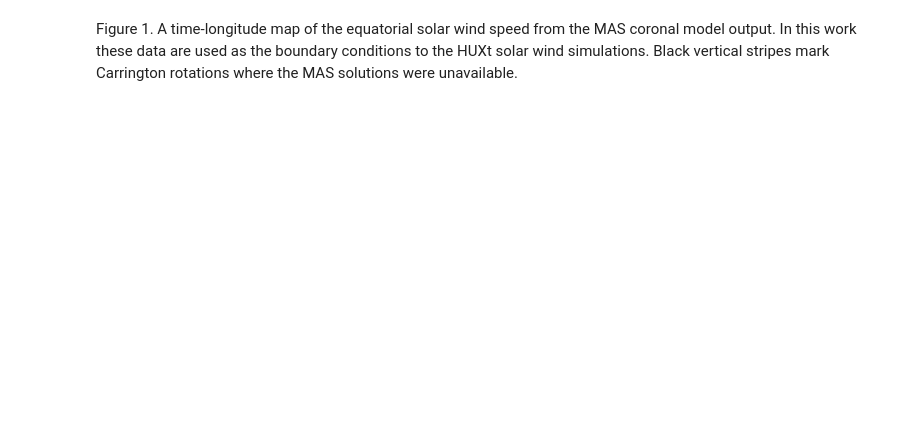
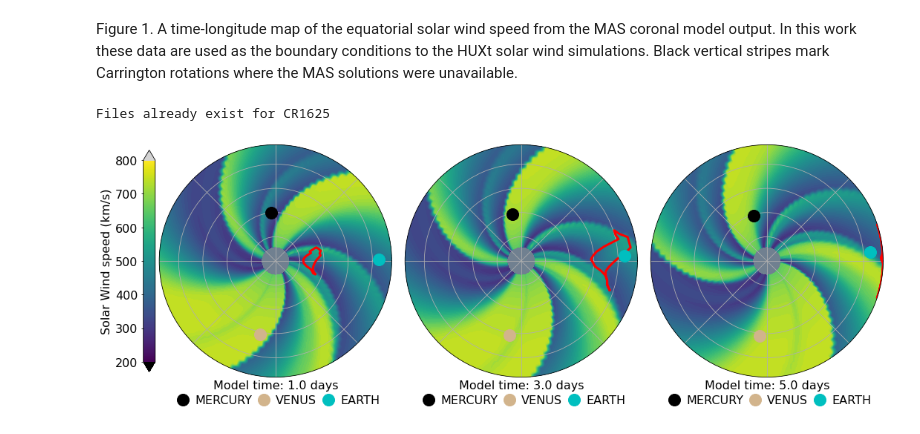
Before and after one commit to LukeBarnard/CME_transit_climatology, a Jupyter notebook: code/transit_time_analysis.ipynb, the cells around one changed output. Saved outputs shown, nothing was run; the diff lists cells and outputs as text; code cells hidden in the pictures; blank space fills up the shorter version.

Commit message:
Added HUXt example figure

```diff
--- a/code/transit_time_analysis.ipynb
+++ b/code/transit_time_analysis.ipynb
@@ -130,5 +217,72 @@ solarwind_time_longitude_map_plot()
 # %% [markdown]
 Figure 1. A time-longitude map of the equatorial solar wind speed from the MAS coronal model output. In this work these data are used as the boundary conditions to the HUXt solar wind simulations. Black vertical stripes mark Carrington rotations where the MAS solutions were unavailable.
+# %%
+def plot_huxt_example():
+    """
+    Make example plot of Cone CME evolution.
+    Returns:
+    """
+    # Run HUXt with climatological average CME and plot at 3 timesteps - initiation, middle, and arrival at Earth
+    cme = H.ConeCME(t_launch=0 * u.day, longitude=0.0 * u.deg, width=37.4 * u.deg, v=495 * (u.km / u.s), thickness=0 * u.solRad)
+
+    cr_num = 1625
+    vr_mas = HI.get_MAS_long_profile(cr_num, lat=0.0 * u.deg)
+    #  Setup HUXt to do a 6 day simulation, with model output every 4 timesteps (roughly half and hour time step)
+    model = H.HUXt(v_boundary=vr_mas, cr_num=cr_num, cr_lon_init=0*u.deg, simtime=6*u.day, dt_scale=4, frame = 'sidereal')
+
+    model.solve([cme])
+
+    fig, ax = plt.subplots(1, 3, figsize=(15,5), subplot_kw={"projection": "polar"})
+
+    cme = model.cmes[0]
+    stats = cme.compute_arrival_at_body('Earth')
+    hit_id = stats['hit_id']
+    halfway_id = np.int(np.fix(hit_id/2.0))
+
+    for a, time_out in zip(ax, [1*u.day, 3*u.day, 5*u.day]):
+
+        id_t = plot_huxt_multi(a, time_out, model)
+
+        label = "Model time: {:3.1f} days".format(model.time_out[id_t].to(u.day).value)
+        a.text(0.5, -0.05,label, ha='center', fontsize=16, transform=a.transAxes)
+
+    fig.subplots_adjust(left=0.075, bottom=0.12, right=0.99, top=0.99, wspace=0.015)
+
+    mymap = mpl.cm.viridis
+    mymap.set_over('lightgrey')
+    mymap.set_under([0, 0, 0])
+    norm = mpl.colors.Normalize(vmin=200,vmax=800)
+    smp = mpl.cm.ScalarMappable(norm=norm, cmap=mymap)
+
+    pos = ax[0].get_position()
+    dw = 0.02
+    dh = 0.02
+    left = pos.x0 - dw
+    bottom = pos.y0 + dh
+    width = 0.015
+    height = pos.height - 2*dh
+    cbaxes = fig.add_axes([left, bottom, width, height])
+    cbar = fig.colorbar(smp, cax=cbaxes, orientation='vertical', extend='both')
+
+    cbaxes.yaxis.set_ticks_position('left')
+    cbaxes.yaxis.set_label_position('left')
+    cbar.set_label('Solar Wind speed (km/s)')
+
+    for a in ax:
+        a.legend(bbox_to_anchor=(0.5, -0.1), loc="center", ncol=3, frameon=False, handletextpad=0.0, columnspacing=0.0)
+
+    dirs = H._setup_dirs_()
+    fig_name = 'cone_cme_example'
+    fig_path = os.path.join(dirs['HUXt_figures'], fig_name + ".pdf")
+    fig.savefig(fig_path)
+    fig_path = os.path.join(dirs['HUXt_figures'], fig_name + ".png")
+    fig.savefig(fig_path)
+    return
+
+plot_huxt_example()
+# %% [output]
+Files already exist for CR1625
+[figure, added]
 # %%
 def load_reduced_transit_data():
     """
```
Also changed, not shown: parts of 9 cells of this notebook, 1 other file.
